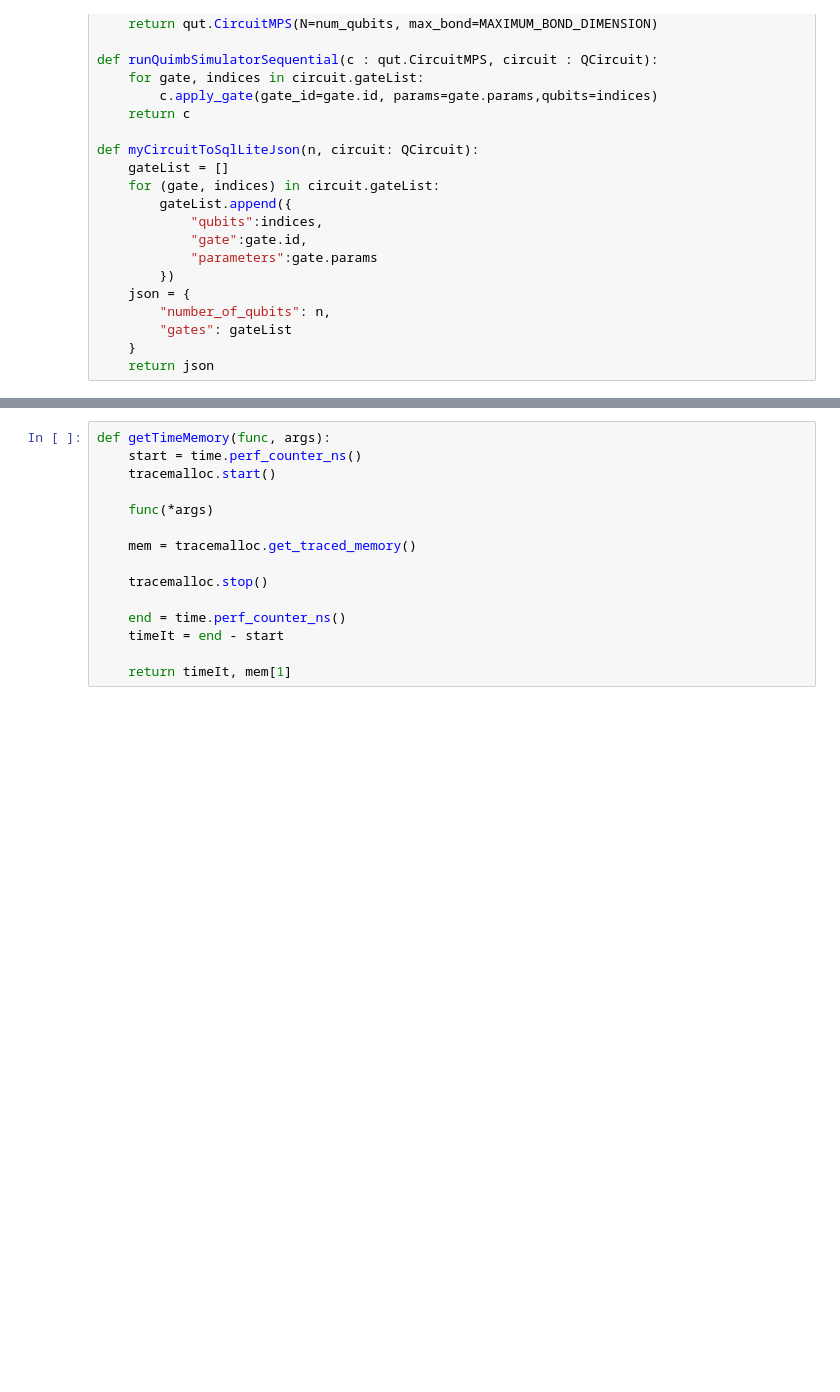
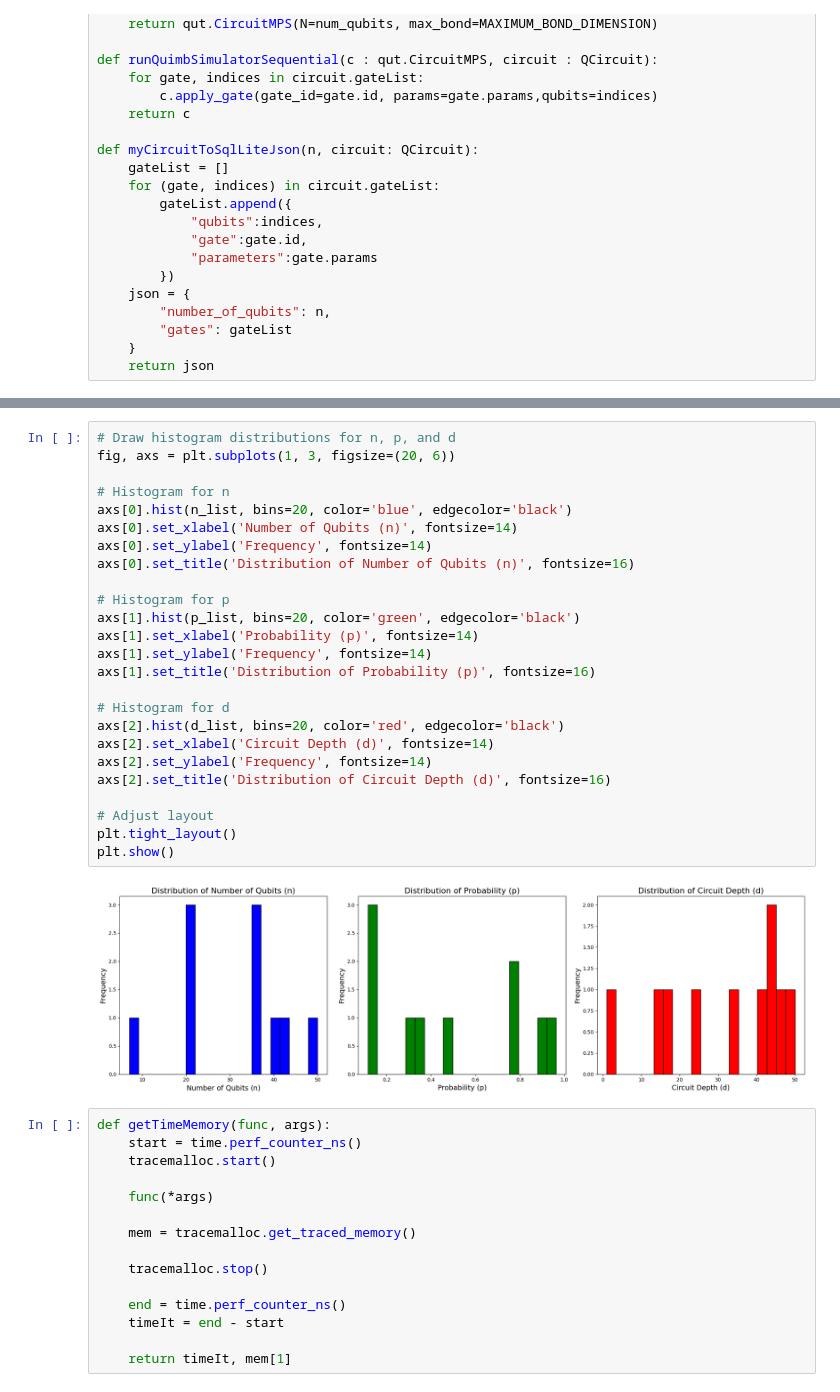
Before and after one commit to Aadipat/QSimResults, a Jupyter notebook: simulatorsBenchmark.ipynb, the cells around one changed output, grey strips where cells are left out. Drawn from its saved outputs; the diff is of its cells as text; blank space fills up the shorter version.

```diff
--- a/simulatorsBenchmark.ipynb
+++ b/simulatorsBenchmark.ipynb
@@ -94,3 +120,30 @@ circuitsRead = readCircuits("circuits.json")
+# %%
+# Draw histogram distributions for n, p, and d
+fig, axs = plt.subplots(1, 3, figsize=(20, 6))
+
+# Histogram for n
+axs[0].hist(n_list, bins=20, color='blue', edgecolor='black')
+axs[0].set_xlabel('Number of Qubits (n)', fontsize=14)
+axs[0].set_ylabel('Frequency', fontsize=14)
+axs[0].set_title('Distribution of Number of Qubits (n)', fontsize=16)
+
+# Histogram for p
+axs[1].hist(p_list, bins=20, color='green', edgecolor='black')
+axs[1].set_xlabel('Probability (p)', fontsize=14)
+axs[1].set_ylabel('Frequency', fontsize=14)
+axs[1].set_title('Distribution of Probability (p)', fontsize=16)
+
+# Histogram for d
+axs[2].hist(d_list, bins=20, color='red', edgecolor='black')
+axs[2].set_xlabel('Circuit Depth (d)', fontsize=14)
+axs[2].set_ylabel('Frequency', fontsize=14)
+axs[2].set_title('Distribution of Circuit Depth (d)', fontsize=16)
+
+# Adjust layout
+plt.tight_layout()
+plt.show()
+# %% [output]
+[figure, added]
 # %%
 def getTimeMemory(func, args):
     start = time.perf_counter_ns()
```
Also changed, not shown: parts of 10 cells of this notebook, 5 other files.
